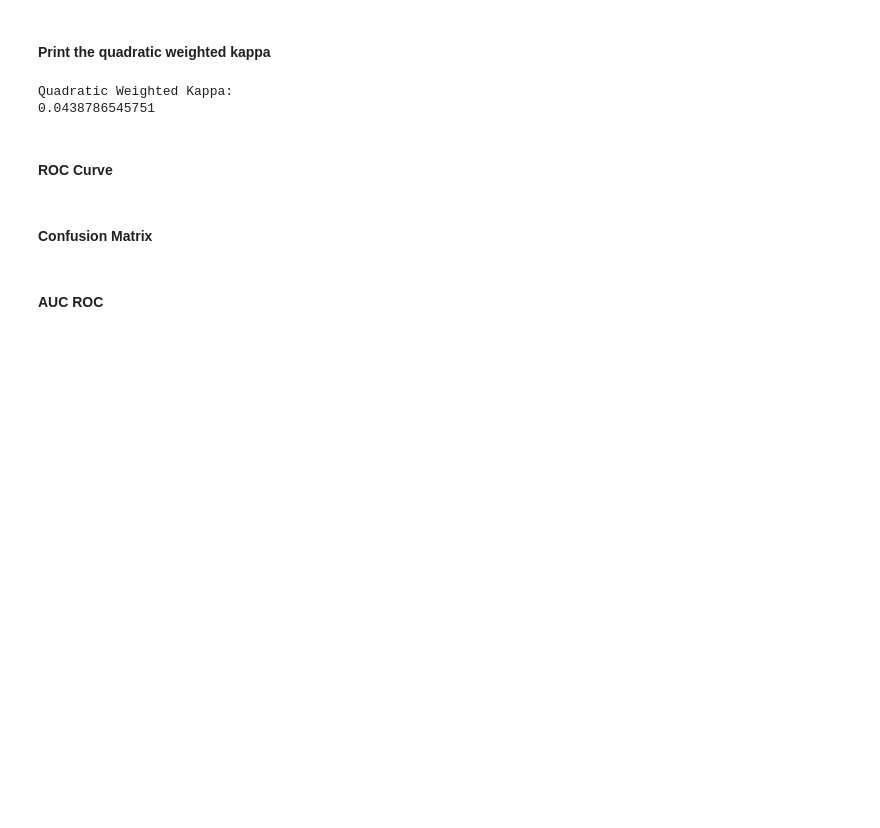
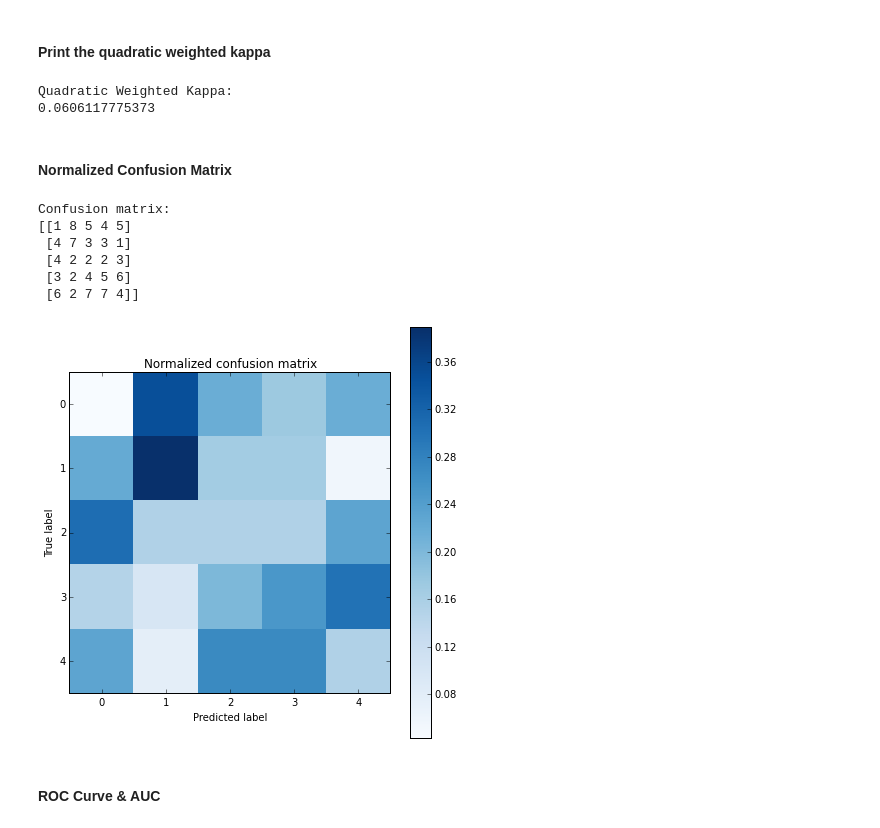
Before and after one commit to lantian2012/CS205_Project, a Jupyter notebook: Data_evaluation.ipynb, the cells around one changed output. Saved outputs shown, nothing was run; the diff lists cells and outputs as text; code cells hidden in the pictures; blank space fills up the shorter version.

```diff
--- a/Data_evaluation.ipynb
+++ b/Data_evaluation.ipynb
@@ -40,12 +25,36 @@ def quadratic_kappa_cost(e_a, e_b):
 # %%
 print "Quadratic Weighted Kappa:"
-print quadratic_kappa_cost(rate_true, rate_predicted)
+print quadratic_kappa.quadratic_kappa_cost(rate_true, rate_predicted)
 # %% [output]
 Quadratic Weighted Kappa:
-0.0438786545751
+0.0606117775373
+# %% [markdown]
+#### Normalized Confusion Matrix
+# %%
+cm = confusion_matrix(rate_true, rate_predicted)
+print "Confusion matrix:"
+print cm
+
+# plot the normalized confusion matrix
+cm_normalized = cm.astype('float') / cm.sum(axis=1)[:, np.newaxis]
+fig, ax = plt.subplots(figsize=(6,6))
+plt.imshow(cm_normalized, interpolation='nearest', cmap=plt.cm.Blues)
+plt.title('Normalized confusion matrix')
+plt.colorbar()
+tick_marks = np.arange(5)
+plt.xticks(tick_marks, tick_marks)
+plt.yticks(tick_marks, tick_marks)
+plt.tight_layout()
+plt.ylabel('True label')
+plt.xlabel('Predicted label')
+plt.show()
+# %% [output]
+Confusion matrix:
+[[1 8 5 4 5]
+ [4 7 3 3 1]
+ [4 2 2 2 3]
+ [3 2 4 5 6]
+ [6 2 7 7 4]]
+[figure, added]
 # %% [markdown]
-#### ROC Curve
+#### ROC Curve & AUC
-# %% [markdown]
-#### Confusion Matrix
-# %% [markdown]
-#### AUC ROC
```
Also changed, not shown: parts of 7 cells of this notebook.
